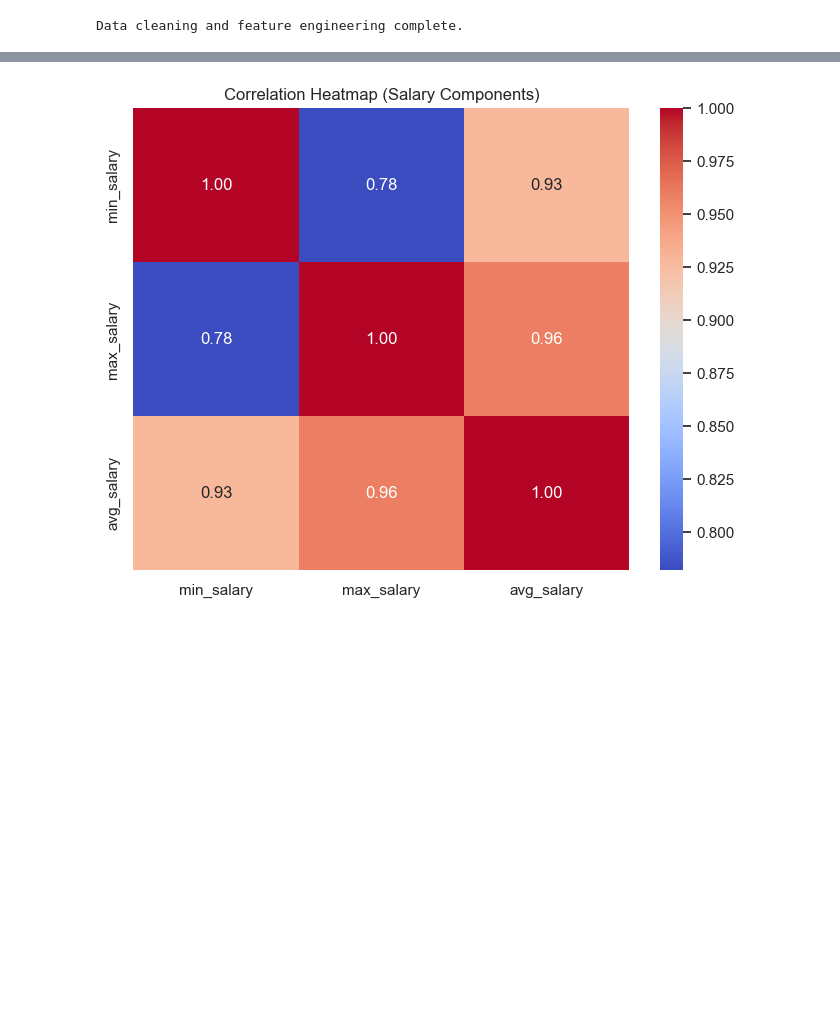
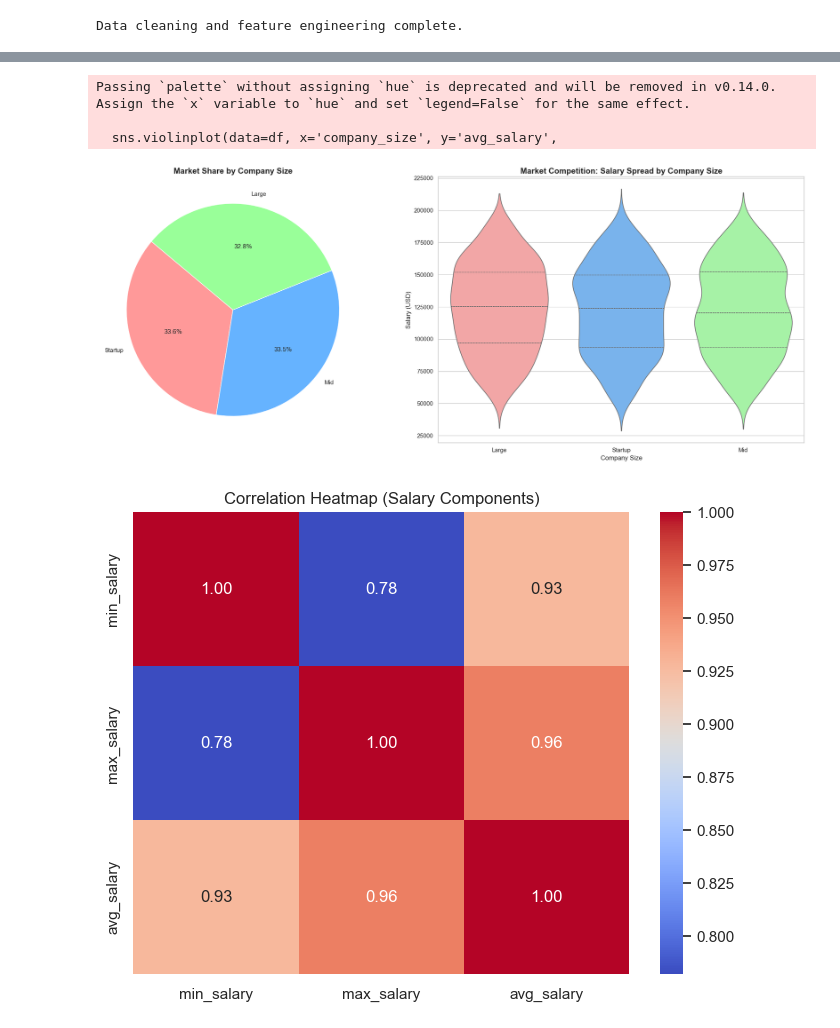
Before and after one commit to Data200-Jan2026/project-team-4, a Jupyter notebook: EDA.ipynb, the cells around one changed output, grey strips where cells are left out. Cells and saved outputs as stored; diff of their text form; code cells hidden in the pictures; blank space fills up the shorter version.

```diff
--- a/EDA.ipynb
+++ b/EDA.ipynb
@@ -151,3 +177,30 @@ Passing `palette` without assigning `hue` is deprecated and will be removed in v
+# %%
+sns.set_theme(style="whitegrid")
+
+fig, axes = plt.subplots(1, 2, figsize=(20, 8))
+
+size_counts = df['company_size'].value_counts()
+colors = ['#ff9999','#66b3ff','#99ff99']
+
+axes[0].pie(size_counts, labels=size_counts.index, autopct='%1.1f%%',
+            startangle=140, colors=colors, wedgeprops={'edgecolor': 'white'})
+axes[0].set_title('Market Share by Company Size', fontsize=15, fontweight='bold')
+
+sns.violinplot(data=df, x='company_size', y='avg_salary',
+               palette=colors, ax=axes[1], inner='quartile')
+
+axes[1].set_title('Market Competition: Salary Spread by Company Size', fontsize=15, fontweight='bold')
+axes[1].set_xlabel('Company Size', fontsize=12)
+axes[1].set_ylabel('Salary (USD)', fontsize=12)
+
+plt.tight_layout()
+
+plt.show()
+# %% [output]
+Passing `palette` without assigning `hue` is deprecated and will be removed in v0.14.0. Assign the `x` variable to `hue` and set `legend=False` for the same effect.
+
+  sns.violinplot(data=df, x='company_size', y='avg_salary',
+[figure, added]
 # %%
 plt.figure(figsize=(8, 6))
 correlation_matrix = df[['min_salary', 'max_salary', 'avg_salary']].corr()
```
Also changed, not shown: parts of 10 cells of this notebook, 3 other files.
